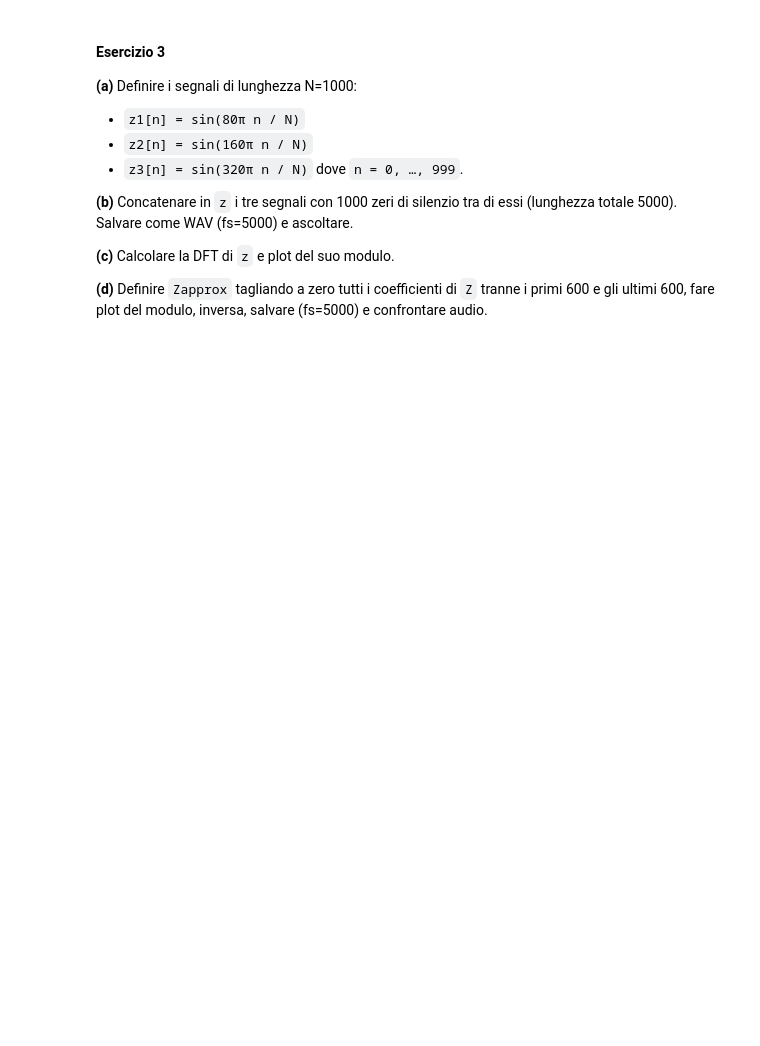
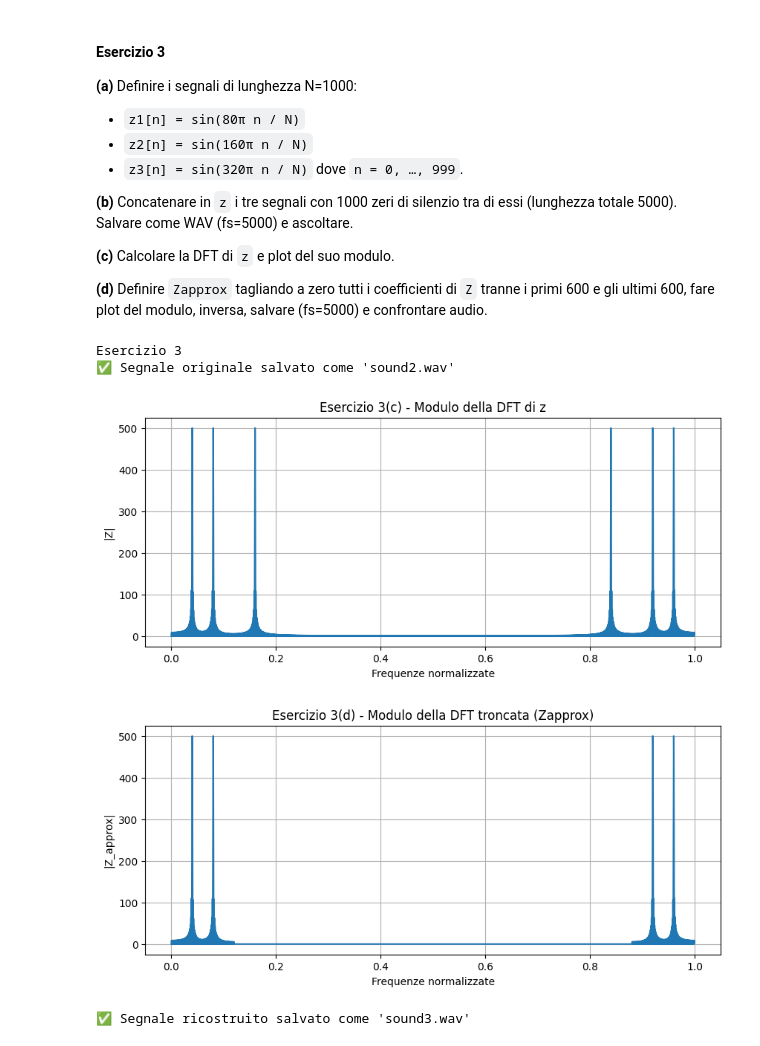
Before and after one commit to elisabettaroviera/ATF-M, a Jupyter notebook: 05 - Esercitazione 5/esercitazione5.ipynb, the cells around one changed output. Drawn from its saved outputs; the diff is of its cells as text; code cells hidden in the pictures; blank space fills up the shorter version.

```diff
--- a/05 - Esercitazione 5/esercitazione5.ipynb
+++ b/05 - Esercitazione 5/esercitazione5.ipynb
@@ -46,3 +168,81 @@ Salvare come WAV (fs=5000) e ascoltare.
 **(c)** Calcolare la DFT di `z` e plot del suo modulo.
 
 **(d)** Definire `Zapprox` tagliando a zero tutti i coefficienti di `Z` tranne i primi 600 e gli ultimi 600, fare plot del modulo, inversa, salvare (fs=5000) e confrontare audio.
+# %%
+# ----------------------------------------
+# Esercizio 3 - Segmenti sinusoidali e filtraggio in frequenza
+# ----------------------------------------
+
+print("Esercizio 3")
+
+### -------------------------------
+### (a) Definizione dei segnali sinusoidali
+### -------------------------------
+
+N = 1000
+t = np.arange(N)
+
+# Tre sinusoidi a diverse frequenze
+z1 = np.sin(80 * np.pi * t / N)
+z2 = np.sin(160 * np.pi * t / N)
+z3 = np.sin(320 * np.pi * t / N)
+
+### -------------------------------
+### (b) Concatenazione con silenzio
+### -------------------------------
+
+# Creiamo un segnale z di lunghezza 5000 con zeri tra i segmenti
+z = np.zeros(5000)
+z[0:1000]     = z1
+z[2000:3000]  = z2
+z[4000:5000]  = z3
+
+# Salvataggio come file audio (frequenza campionamento 5000 Hz)
+scipy.io.wavfile.write('sound2.wav', 5000, z)
+print("✅ Segnale originale salvato come 'sound2.wav'")
+
+### -------------------------------
+### (c) Calcolo della DFT e visualizzazione
+### -------------------------------
+
+Z = fft.fft(z)
+frequenze_normalizzate = np.arange(len(Z)) / len(Z)
+
+plt.figure(figsize=(10, 4))
+plt.plot(frequenze_normalizzate, np.abs(Z))
+plt.xlabel("Frequenze normalizzate")
+plt.ylabel("|Z|")
+plt.title("Esercizio 3(c) - Modulo della DFT di z")
+plt.grid(True)
+plt.show()
+
+### -------------------------------
+### (d) Approssimazione filtrando in frequenza
+### -------------------------------
+
+Z_approx = np.copy(Z)
+
+# Azzeriamo tutti i coefficienti tranne primi 600 e ultimi 600
+Z_approx[600:-600] = 0
+
+# Visualizzazione spettro filtrato
+plt.figure(figsize=(10, 4))
+plt.plot(frequenze_normalizzate, np.abs(Z_approx))
+plt.xlabel("Frequenze normalizzate")
+plt.ylabel("|Z_approx|")
+plt.title("Esercizio 3(d) - Modulo della DFT troncata (Zapprox)")
+plt.grid(True)
+plt.show()
+
+# Ricostruzione tramite IDFT
+z_approx = np.real(fft.ifft(Z_approx))
+
+# Salvataggio del segnale ricostruito
+scipy.io.wavfile.write('sound3.wav', 5000, z_approx)
+print("✅ Segnale ricostruito salvato come 'sound3.wav'")
+# %% [output]
+Esercizio 3
+✅ Segnale originale salvato come 'sound2.wav'
+[figure, added]
+[figure, added]
+✅ Segnale ricostruito salvato come 'sound3.wav'
```
Also changed, not shown: parts of 5 cells of this notebook.
